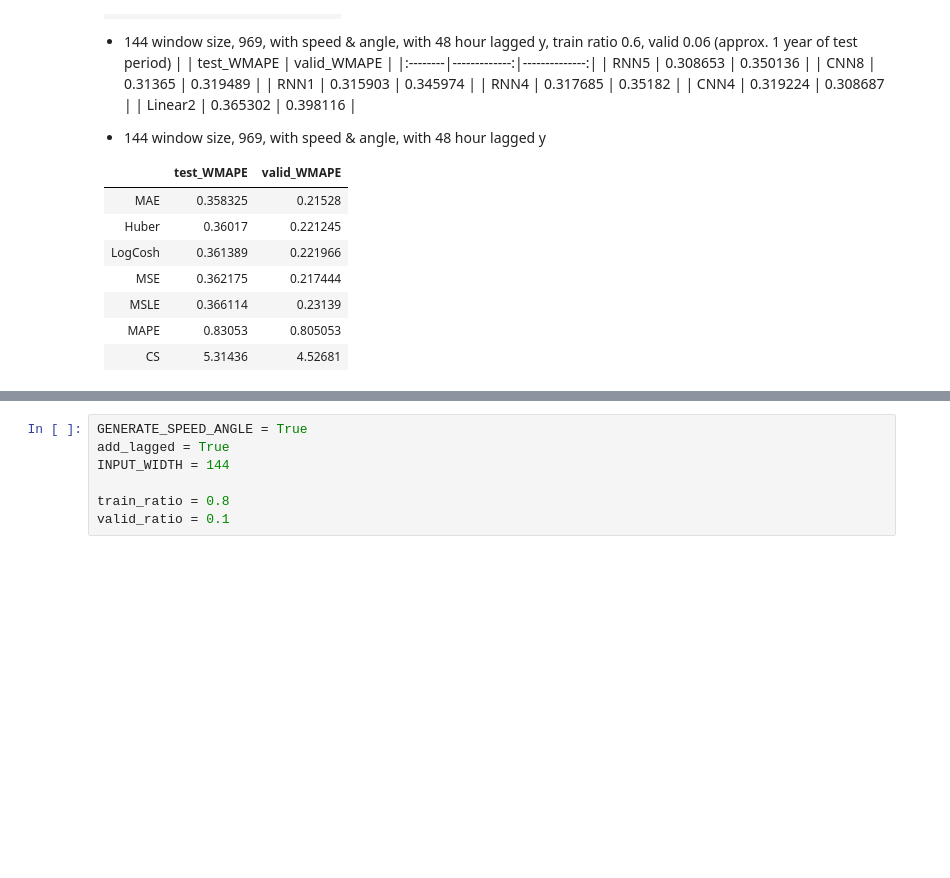
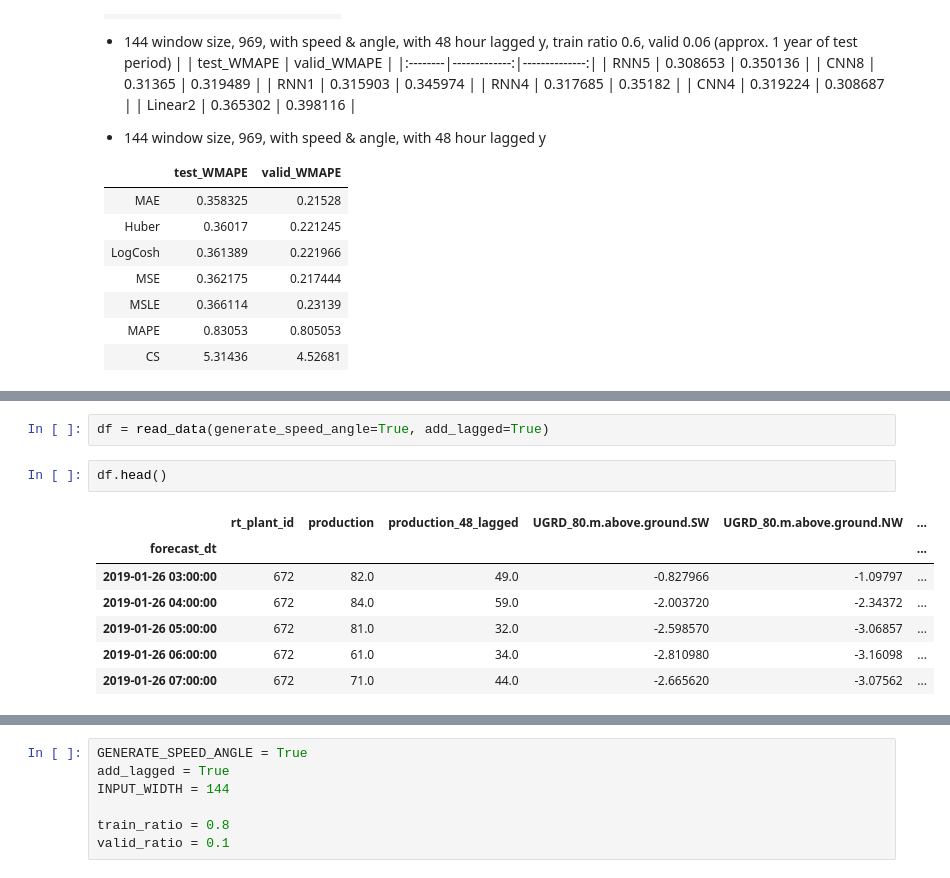
Before and after one commit to sarikayamerts/thesis, a Jupyter notebook: notebooks/lstm_tf_single_plant.ipynb, the cells around one changed output, grey strips where cells are left out. Cells and saved outputs as stored; diff of their text form; blank space fills up the shorter version.

Commit message:
Utilize helper functions for data preparation

```diff
--- a/notebooks/lstm_tf_single_plant.ipynb
+++ b/notebooks/lstm_tf_single_plant.ipynb
@@ -129,0 +139,12 @@
+# %%
+df = read_data(generate_speed_angle=True, add_lagged=True)
+# %%
+df.head()
+# %% [output]
+|  | rt_plant_id | production | production_48_lagged | UGRD_80.m.above.ground.SW | UGRD_80.m.above.ground.NW | ... |
+| forecast_dt |  |  |  |  |  | ... |
+| 2019-01-26 03:00:00 | 672 | 82.0 | 49.0 | -0.827966 | -1.09797 | ... |
+| 2019-01-26 04:00:00 | 672 | 84.0 | 59.0 | -2.003720 | -2.34372 | ... |
+| 2019-01-26 05:00:00 | 672 | 81.0 | 32.0 | -2.598570 | -3.06857 | ... |
+| 2019-01-26 06:00:00 | 672 | 61.0 | 34.0 | -2.810980 | -3.16098 | ... |
+| 2019-01-26 07:00:00 | 672 | 71.0 | 44.0 | -2.665620 | -3.07562 | ... |
```
Also changed, not shown: parts of 81 cells of this notebook, 8 other files.
